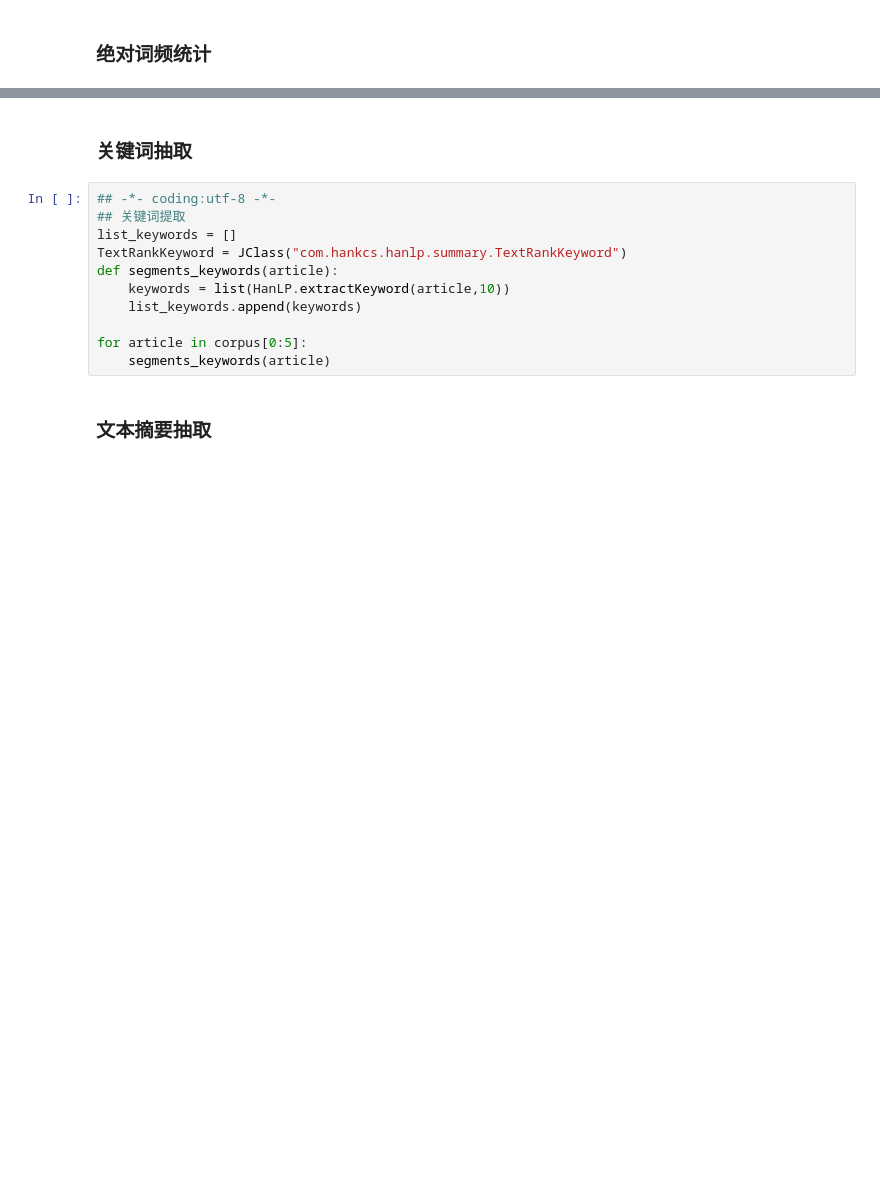
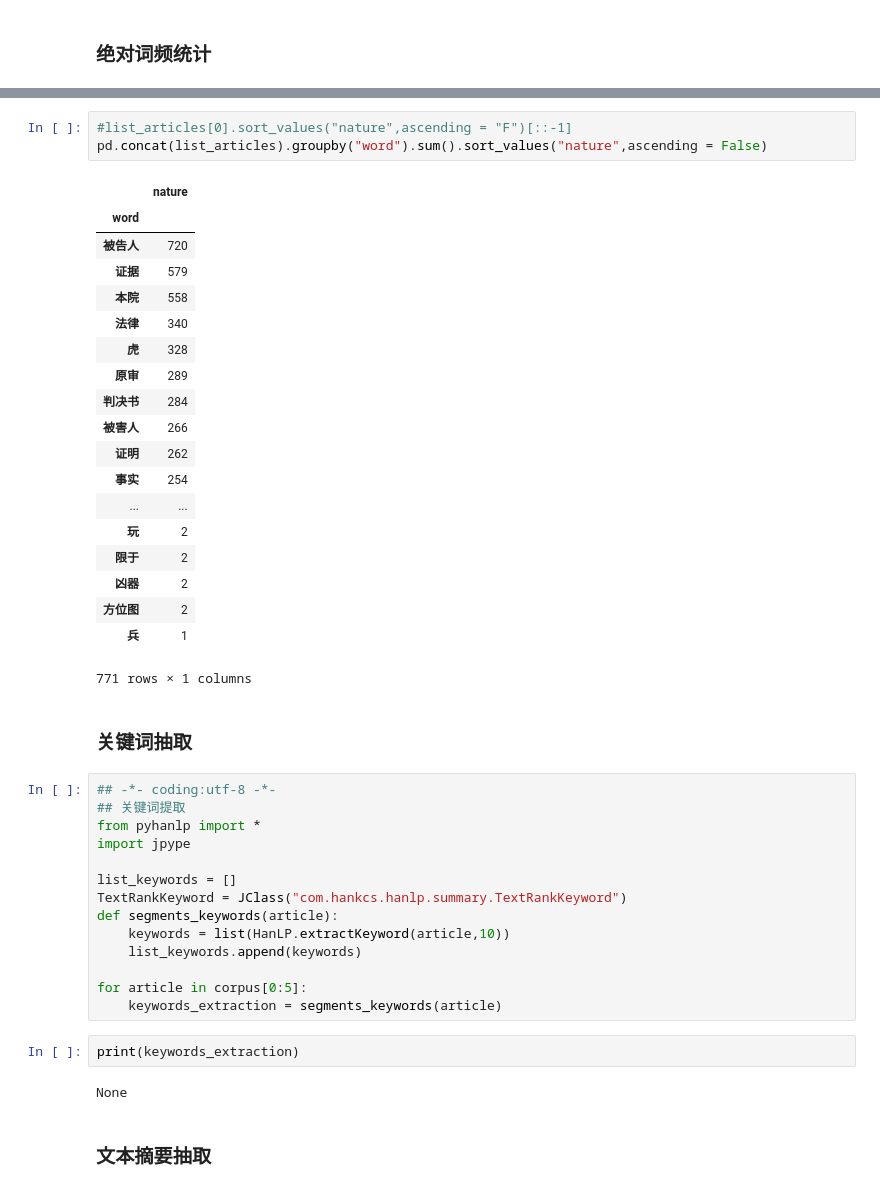
Before and after one commit to IanHongruZhang/Openlaw, a Jupyter notebook: openlaw_analysis.ipynb, the cells around one changed output, grey strips where cells are left out. Cells and saved outputs as stored; diff of their text form; blank space fills up the shorter version.

```diff
--- a/openlaw_analysis.ipynb
+++ b/openlaw_analysis.ipynb
@@ -484,8 +466,34 @@ list_articles = main_word_freqs(corpus,list_stopwords)
+# %%
+#list_articles[0].sort_values("nature",ascending = "F")[::-1]
+pd.concat(list_articles).groupby("word").sum().sort_values("nature",ascending = False)
+# %% [output]
+|  | nature |
+| word |  |
+| 被告人 | 720 |
+| 证据 | 579 |
+| 本院 | 558 |
+| 法律 | 340 |
+| 虎 | 328 |
+| 原审 | 289 |
+| 判决书 | 284 |
+| 被害人 | 266 |
+| 证明 | 262 |
+| 事实 | 254 |
+| ... | ... |
+| 玩 | 2 |
+| 限于 | 2 |
+| 凶器 | 2 |
+| 方位图 | 2 |
+| 兵 | 1 |
+771 rows × 1 columns
 # %% [markdown]
 ### 关键词抽取
 # %%
 ## -*- coding:utf-8 -*-
 ## 关键词提取
+from pyhanlp import *
+import jpype
+
 list_keywords = []
 TextRankKeyword = JClass("com.hankcs.hanlp.summary.TextRankKeyword")
 def segments_keywords(article):
@@ -493,7 +501,11 @@ def segments_keywords(article):
     list_keywords.append(keywords)
 
 for article in corpus[0:5]:
-    segments_keywords(article)
+    keywords_extraction = segments_keywords(article)
+# %%
+print(keywords_extraction)
+# %% [output]
+None
 # %% [markdown]
 ### 文本摘要抽取
 # %%
```
Also changed, not shown: parts of 24 cells of this notebook.
